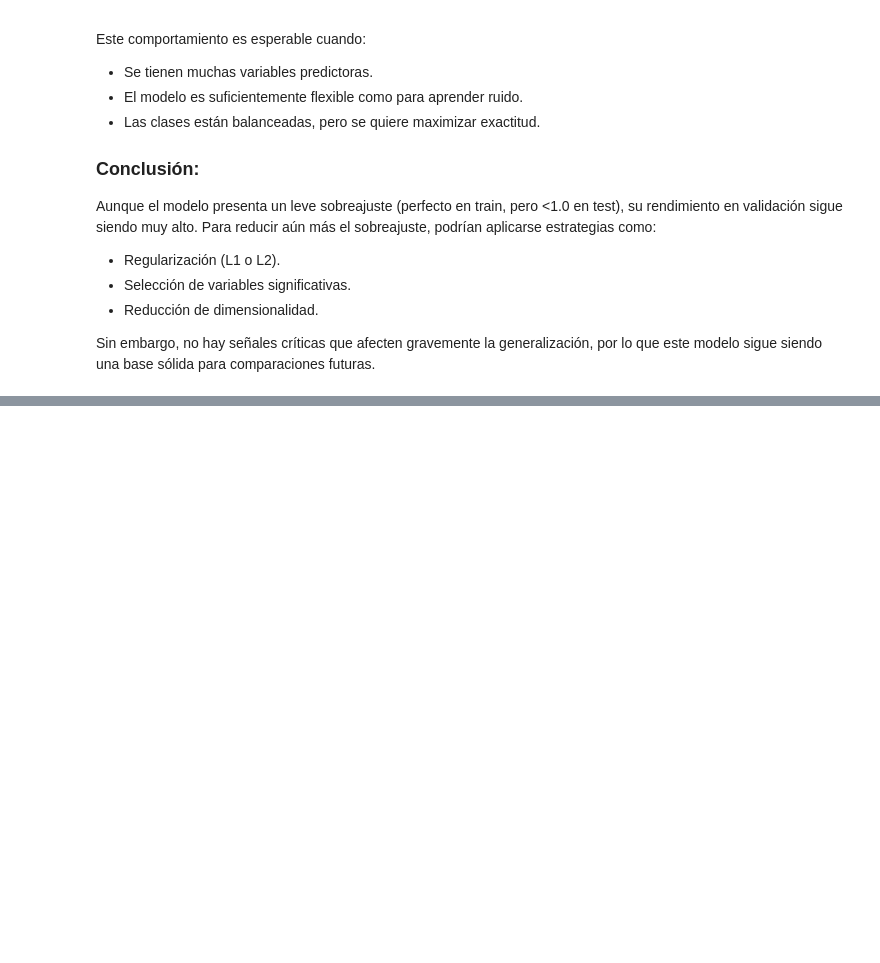
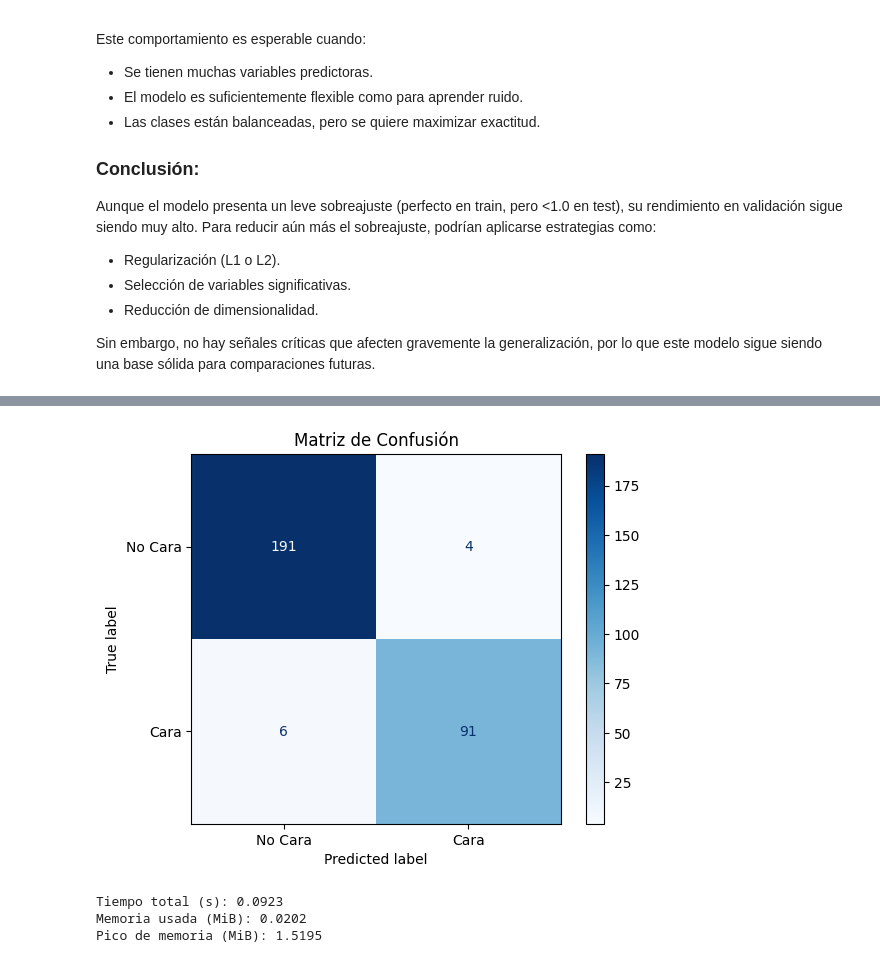
Before and after one commit to Diegoval-Dev/DM-HDT7, a Jupyter notebook: notebook.ipynb, the cells around one changed output, grey strips where cells are left out. Saved outputs shown, nothing was run; the diff lists cells and outputs as text; code cells hidden in the pictures; blank space fills up the shorter version.

```diff
--- a/notebook.ipynb
+++ b/notebook.ipynb
@@ -440,0 +528,31 @@ Sin embargo, no hay señales críticas que afecten gravemente la generalización
+# %%
+import matplotlib.pyplot as plt
+from sklearn.metrics import ConfusionMatrixDisplay, confusion_matrix
+import time
+import tracemalloc
+
+start_time = time.time()
+tracemalloc.start()
+
+best_model.fit(X_train, y_train)
+y_pred = best_model.predict(X_test)
+
+current, peak = tracemalloc.get_traced_memory()
+end_time = time.time()
+
+tracemalloc.stop()
+
+cm = confusion_matrix(y_test, y_pred)
+disp = ConfusionMatrixDisplay(confusion_matrix=cm, display_labels=["No Cara", "Cara"])
+disp.plot(cmap=plt.cm.Blues)
+plt.title("Matriz de Confusión")
+plt.show()
+
+print(f"Tiempo total (s): {round(end_time - start_time, 4)}")
+print(f"Memoria usada (MiB): {round(current / 1024 / 1024, 4)}")
+print(f"Pico de memoria (MiB): {round(peak / 1024 / 1024, 4)}")
+# %% [output]
+[figure, added]
+Tiempo total (s): 0.0923
+Memoria usada (MiB): 0.0202
+Pico de memoria (MiB): 1.5195
```
Also changed, not shown: parts of 12 cells of this notebook, 1 other file.
